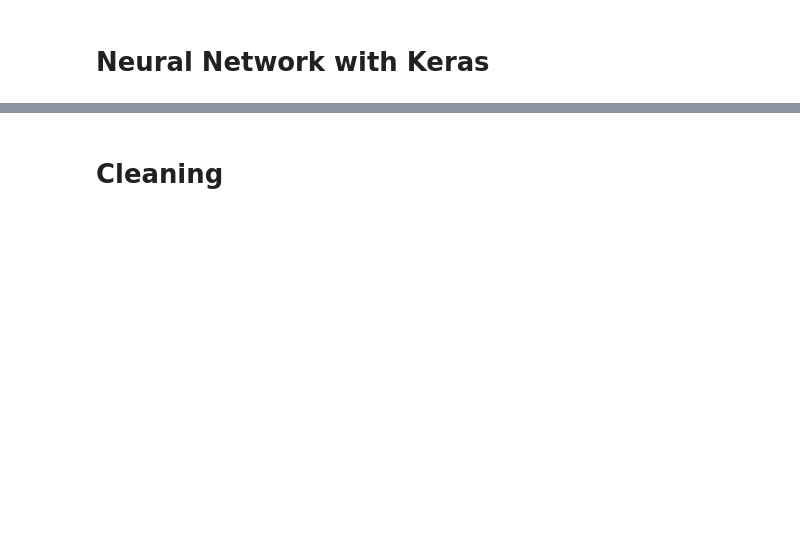
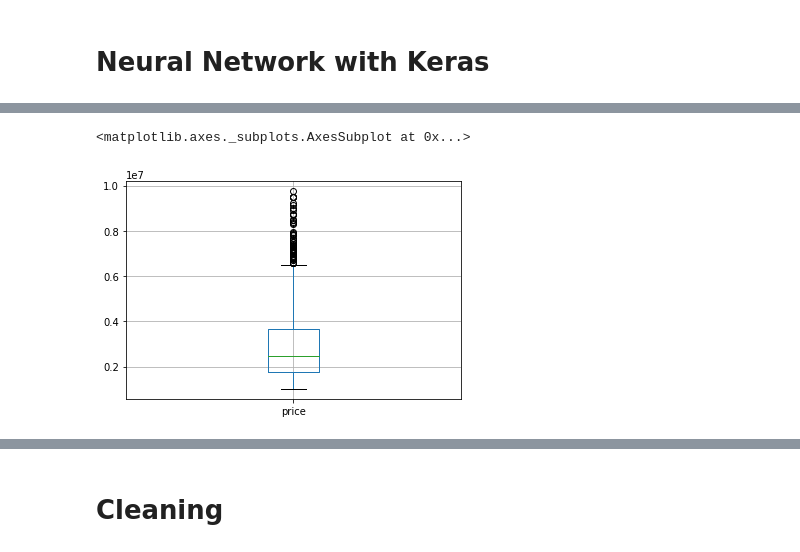
Before and after one commit to andrebestrada/Machine-Learning-Final-Project, a Jupyter notebook: Machine-Learning-Applied/Neural Network/neural_network.ipynb, the cells around one changed output, grey strips where cells are left out. Drawn from its saved outputs; the diff is of its cells as text; code cells hidden in the pictures; blank space fills up the shorter version.

```diff
--- a/Machine-Learning-Applied/Neural Network/neural_network.ipynb
+++ b/Machine-Learning-Applied/Neural Network/neural_network.ipynb
@@ -11,5 +10,6 @@ import json
 # seed(42)
 # %%
 # Generate Data
-national_data = pd.read_json("../../Scraping/Output/full_data.json")
+national_data = pd.read_json("../../Scraping/Output/national_data_final.json")
+national_data = national_data[national_data['currency']=="MXN"]
 national_data.columns
@@ -16,15 +25,16 @@ national_data.columns
 # %%
 national_data = national_data[national_data['currency']=='MXN']
 national_data = national_data[national_data['name'].str.contains('Renta')==False]
 national_data = national_data[national_data['cp'].isnull()==False]
 
 national_data = national_data[national_data['price']>1000000]
 national_data = national_data[national_data['price']<10000000]
-#national_data = national_data[national_data['Estado']=='Puebla']
 national_data = national_data[national_data['Superficie total']<300]
 
-
-# national_data['price'].plot.box(grid='True')
+national_data['price'].plot.box(grid='True')
+# %% [output]
+<matplotlib.axes._subplots.AxesSubplot at 0x...>
+[figure, added]
 # %%
 # Replace NA's with 0
 
```
Also changed, not shown: parts of 50 cells of this notebook.
